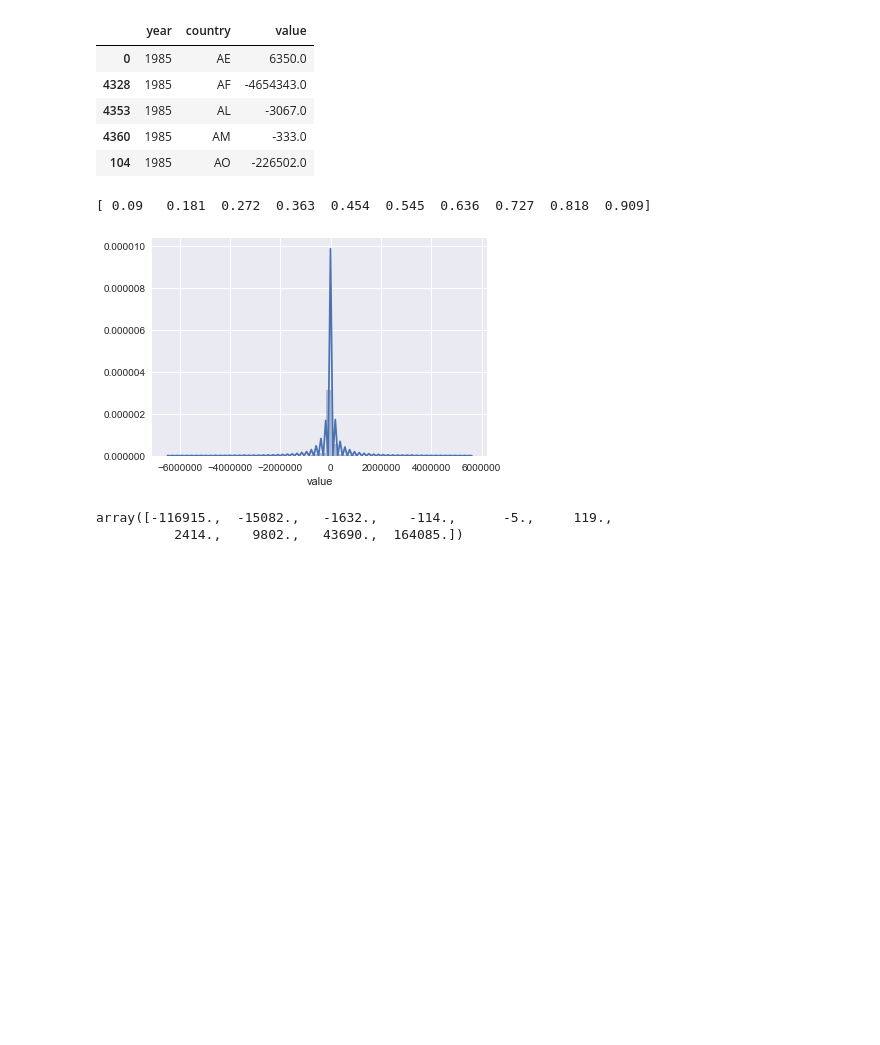
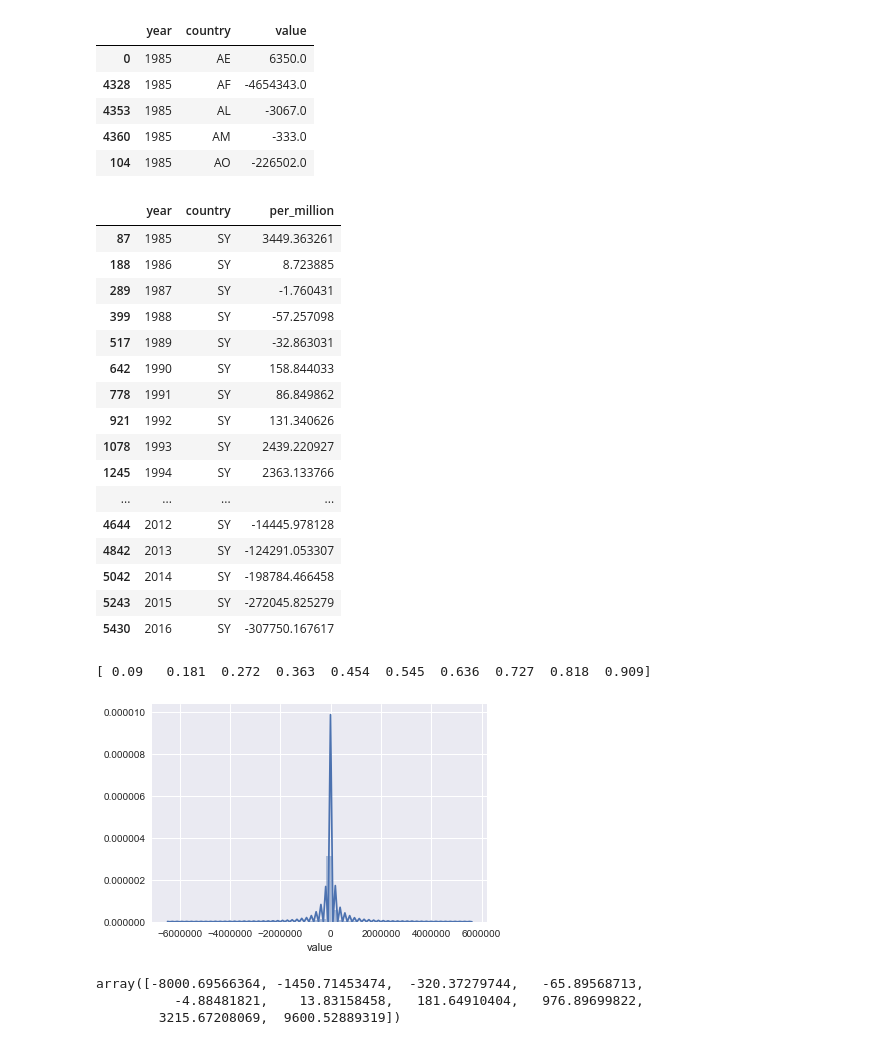
Before and after one commit to QuentinBacuet/Data-Visualization-Project, a Jupyter notebook: data_preparation/data_preparation_graph.ipynb, the cells around one changed output. Drawn from its saved outputs; the diff is of its cells as text; code cells hidden in the pictures; blank space fills up the shorter version.

```diff
--- a/data_preparation/data_preparation_graph.ipynb
+++ b/data_preparation/data_preparation_graph.ipynb
@@ -30,0 +38,8 @@ display(df_refugee.shape)
+# %%
+df_isos = pd.read_csv("../docs/data/iso2_to_iso3.csv", sep=',')
+df_pop = pd.read_csv("../docs/data/population.csv")
+
+df_pop = df_pop.merge(df_isos, left_on='Country Code', right_on='iso3')
+df_pop = df_pop.drop(['Country Name', 'Country Code', 'iso3'], 1)
+df_pop = df_pop.rename(columns={'Value':'population', 'Year':'year'})
+display(df_pop.head())
@@ -103,6 +125,36 @@ display(df_immigration_delta.head())
 | 4353 | 1985 | AL | -3067.0 |
 | 4360 | 1985 | AM | -333.0 |
 | 104 | 1985 | AO | -226502.0 |
+# %%
+df_immigration_props = df_immigration_delta.merge(
+    df_pop,
+left_on=['year', 'country'],
+right_on=['year', 'iso2'],
+how='left')
+
+df_immigration_props['per_million'] = 1e6 * df_immigration_props['value'] / df_immigration_props['population']
+df_immigration_props['per_million'] = df_immigration_props['per_million'].fillna(0)
+df_immigration_props = df_immigration_props.drop(['value', 'iso2', 'population'], axis=1)
+display(df_immigration_props[df_immigration_props.country=='SY'])
+df_immigration_props.to_csv("data_population_fraction.csv", sep=',', encoding='utf-8',index = False)
+# %% [output]
+|  | year | country | per_million |
+| 87 | 1985 | SY | 3449.363261 |
+| 188 | 1986 | SY | 8.723885 |
+| 289 | 1987 | SY | -1.760431 |
+| 399 | 1988 | SY | -57.257098 |
+| 517 | 1989 | SY | -32.863031 |
+| 642 | 1990 | SY | 158.844033 |
+| 778 | 1991 | SY | 86.849862 |
+| 921 | 1992 | SY | 131.340626 |
+| 1078 | 1993 | SY | 2439.220927 |
+| 1245 | 1994 | SY | 2363.133766 |
+| ... | ... | ... | ... |
+| 4644 | 2012 | SY | -14445.978128 |
+| 4842 | 2013 | SY | -124291.053307 |
+| 5042 | 2014 | SY | -198784.466458 |
+| 5243 | 2015 | SY | -272045.825279 |
+| 5430 | 2016 | SY | -307750.167617 |
 # %%
 print(np.linspace(0.09,1,10, endpoint=False))
 # %% [output]
@@ -111,10 +163,11 @@ print(np.linspace(0.09,1,10, endpoint=False))
 sns.distplot(df_immigration_delta.value)
 plt.show()
 np.set_printoptions(suppress=True)
-df_immigration_delta.value.quantile(np.linspace(0.09,1,10, endpoint=False), interpolation='nearest').values
+df_immigration_props.per_million.quantile(np.linspace(0.09,1,10, endpoint=False), interpolation='nearest').values
 # %% [output]
 [figure]
-array([-116915.,  -15082.,   -1632.,    -114.,      -5.,     119.,
-          2414.,    9802.,   43690.,  164085.])
+array([-8000.69566364, -1450.71453474,  -320.37279744,   -65.89568713,
+          -4.88481821,    13.83158458,   181.64910404,   976.89699822,
+        3215.67208069,  9600.52889319])
 # %%
 df_immigration_delta.to_csv("data_immigration_delta.csv", sep=',', encoding='utf-8',index = False)
```
Also changed, not shown: parts of 4 cells of this notebook, 2 other files.
